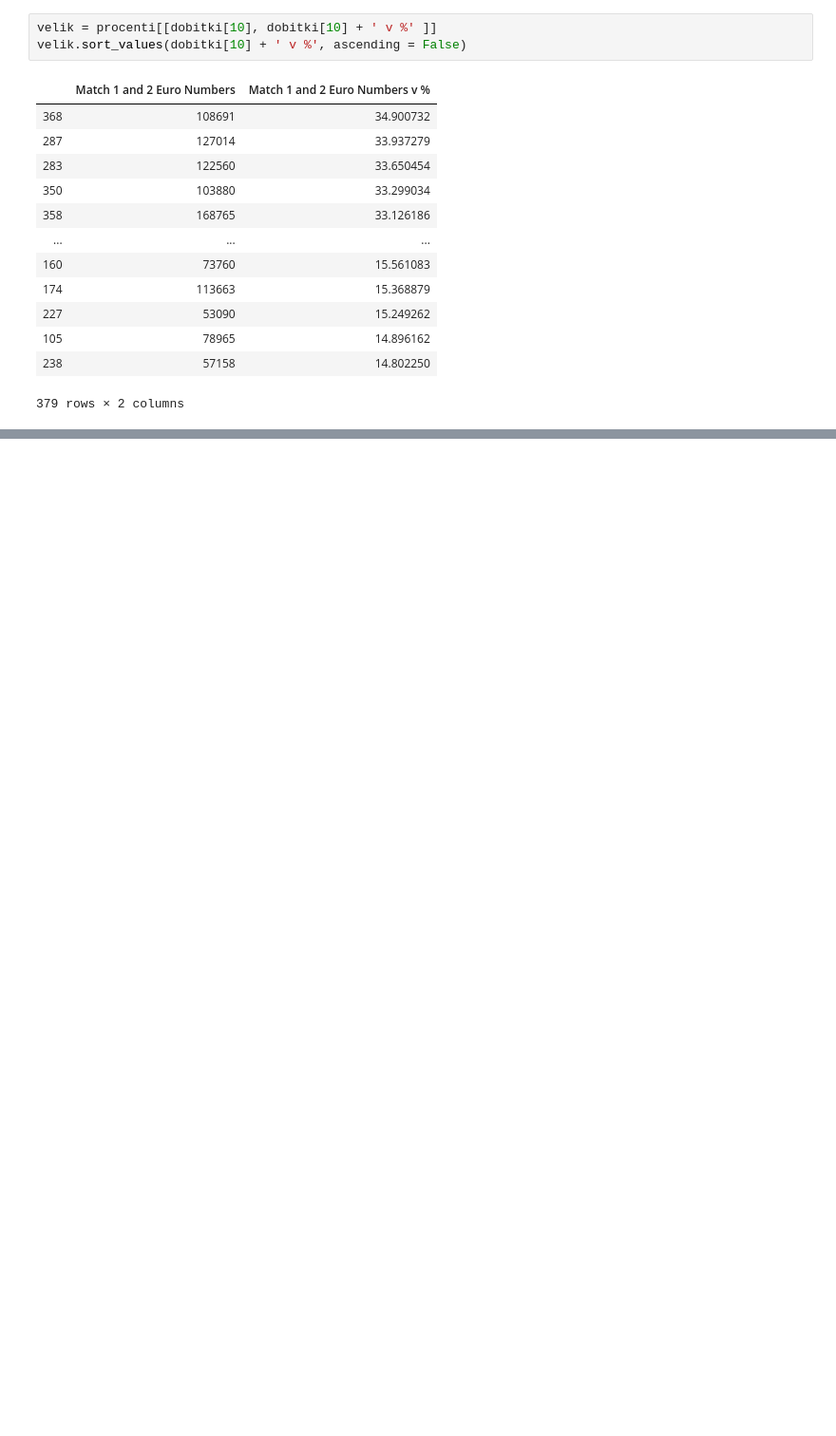
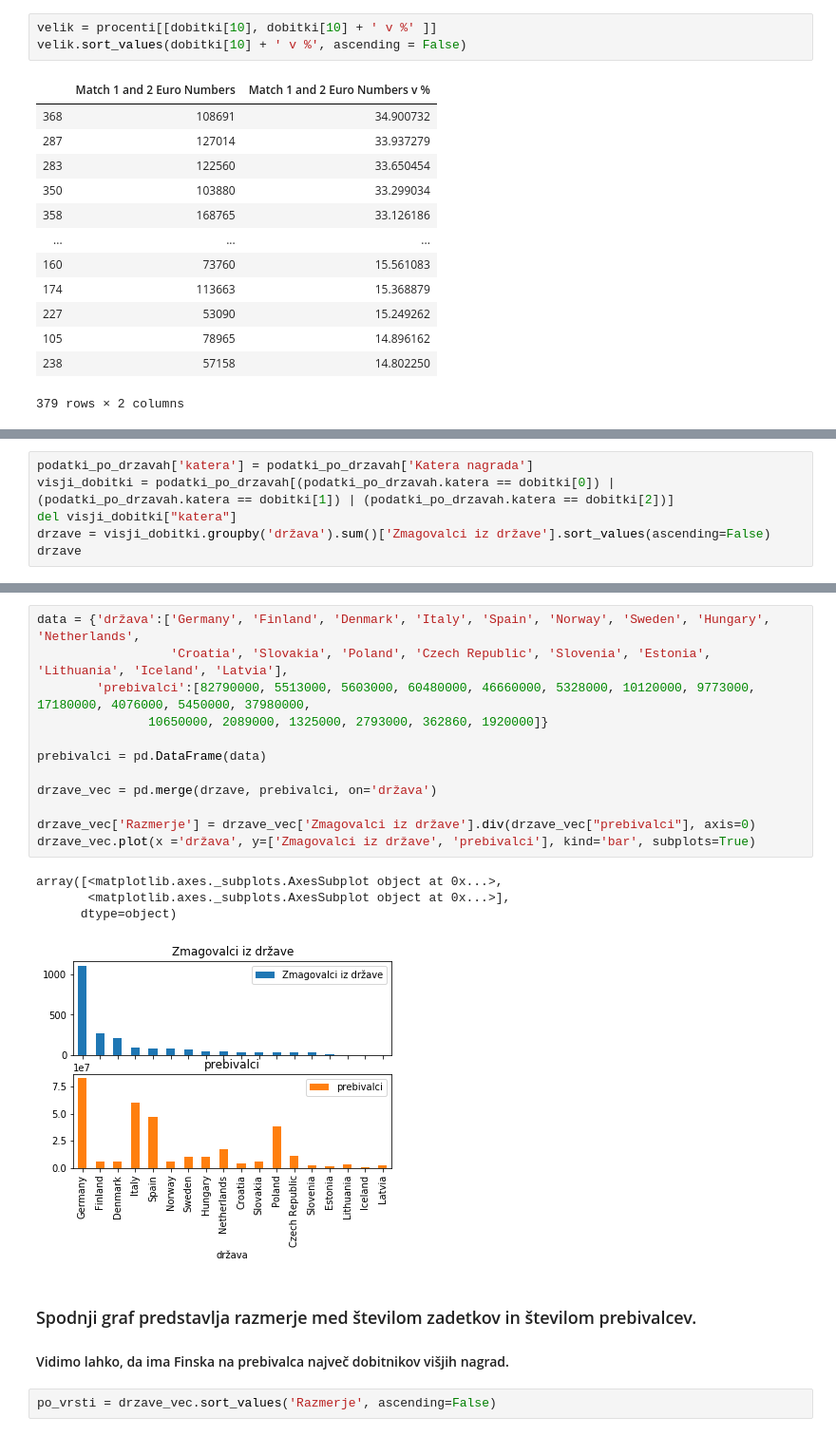
Before and after one commit to Andraz1999/Analiza_podatkov, a Jupyter notebook: Analiza_za_euro_jackpot.ipynb, the cells around one changed output, grey strips where cells are left out. Shown at 95% size. Drawn from its saved outputs; the diff is of its cells as text; blank space fills up the shorter version.

```diff
--- a/Analiza_za_euro_jackpot.ipynb
+++ b/Analiza_za_euro_jackpot.ipynb
@@ -193,0 +238,6 @@ velik.sort_values(dobitki[10] + ' v %', ascending = False)
+# %%
+podatki_po_drzavah['katera'] = podatki_po_drzavah['Katera nagrada']
+visji_dobitki = podatki_po_drzavah[(podatki_po_drzavah.katera == dobitki[0]) | (podatki_po_drzavah.katera == dobitki[1]) | (podatki_po_drzavah.katera == dobitki[2])]
+del visji_dobitki["katera"]
+drzave = visji_dobitki.groupby('država').sum()['Zmagovalci iz države'].sort_values(ascending=False)
+drzave
@@ -193,0 +268,22 @@ velik.sort_values(dobitki[10] + ' v %', ascending = False)
+# %%
+data = {'država':['Germany', 'Finland', 'Denmark', 'Italy', 'Spain', 'Norway', 'Sweden', 'Hungary', 'Netherlands',
+                  'Croatia', 'Slovakia', 'Poland', 'Czech Republic', 'Slovenia', 'Estonia', 'Lithuania', 'Iceland', 'Latvia'],
+        'prebivalci':[82790000, 5513000, 5603000, 60480000, 46660000, 5328000, 10120000, 9773000, 17180000, 4076000, 5450000, 37980000,
+               10650000, 2089000, 1325000, 2793000, 362860, 1920000]}
+
+prebivalci = pd.DataFrame(data)
+
+drzave_vec = pd.merge(drzave, prebivalci, on='država')
+
+drzave_vec['Razmerje'] = drzave_vec['Zmagovalci iz države'].div(drzave_vec["prebivalci"], axis=0)
+drzave_vec.plot(x ='država', y=['Zmagovalci iz države', 'prebivalci'], kind='bar', subplots=True)
+# %% [output]
+array([<matplotlib.axes._subplots.AxesSubplot object at 0x...>,
+       <matplotlib.axes._subplots.AxesSubplot object at 0x...>],
+      dtype=object)
+[figure, added]
+# %% [markdown]
+### Spodnji graf predstavlja razmerje med številom zadetkov in številom prebivalcev.
+#### Vidimo lahko, da ima Finska na prebivalca največ dobitnikov višjih nagrad.
+# %%
+po_vrsti = drzave_vec.sort_values('Razmerje', ascending=False)
```
Also changed, not shown: parts of 20 cells of this notebook.
